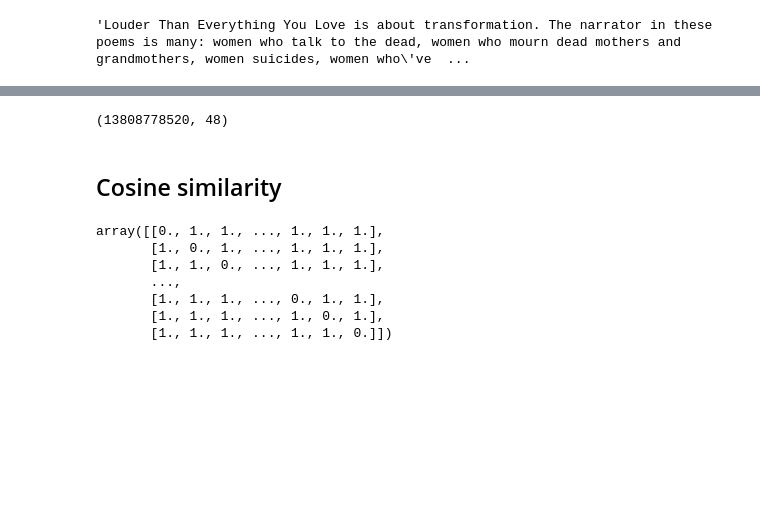
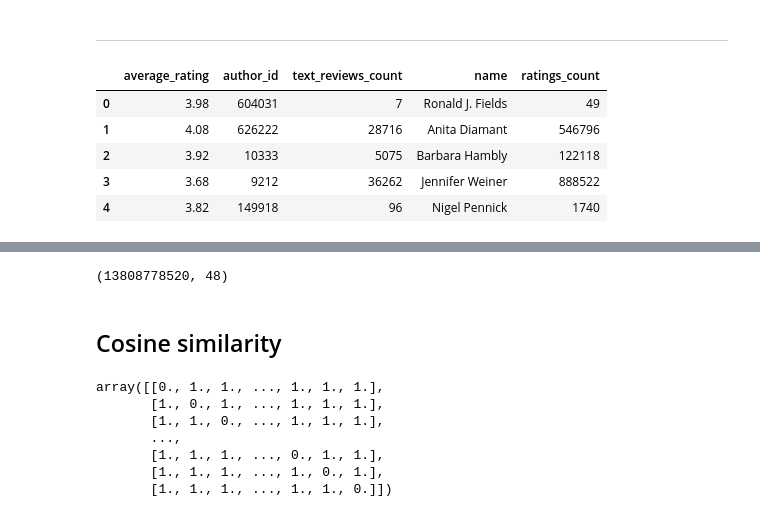
Before and after one commit to ninamamaeva/recommendation_engine, a Jupyter notebook: Untitled.ipynb, the cells around one changed output, grey strips where cells are left out. Saved outputs shown, nothing was run; the diff lists cells and outputs as text; code cells hidden in the pictures; blank space fills up the shorter version.

```diff
--- a/Untitled.ipynb
+++ b/Untitled.ipynb
@@ -48,7 +37,16 @@ See the caveats in the documentation: https://pandas.pydata.org/pandas-docs/stab
 | 2 | 7 | US |  | [{'count': '32', 'name': 'to-read... | 4.38 | [] | ... |
 | 3 | 12 | US |  | [{'count': '554', 'name': 'to-rea... | 3.71 | [1230072, 315167, 676169, 18522, ... | ... |
 | 4 | 4 | US | eng | [{'count': '228', 'name': 'to-rea... | 5.00 | [25869488, 23630890, 25448131, 25... | ... |
-# %%
-poetry_1['description'][4]
-# %% [output]
-'Louder Than Everything You Love is about transformation. The narrator in these poems is many: women who talk to the dead, women who mourn dead mothers and grandmothers, women suicides, women who\'ve  ...
+# %% [markdown]
+---
+# %%
+# AUTHORS:
+df_aut = pd.read_json('./Dataset/goodreads_book_authors.json', lines=True)
+df_aut.head()
+# %% [output]
+|  | average_rating | author_id | text_reviews_count | name | ratings_count |
+| 0 | 3.98 | 604031 | 7 | Ronald J. Fields | 49 |
+| 1 | 4.08 | 626222 | 28716 | Anita Diamant | 546796 |
+| 2 | 3.92 | 10333 | 5075 | Barbara Hambly | 122118 |
+| 3 | 3.68 | 9212 | 36262 | Jennifer Weiner | 888522 |
+| 4 | 3.82 | 149918 | 96 | Nigel Pennick | 1740 |
```
Also changed, not shown: parts of 7 cells of this notebook.
